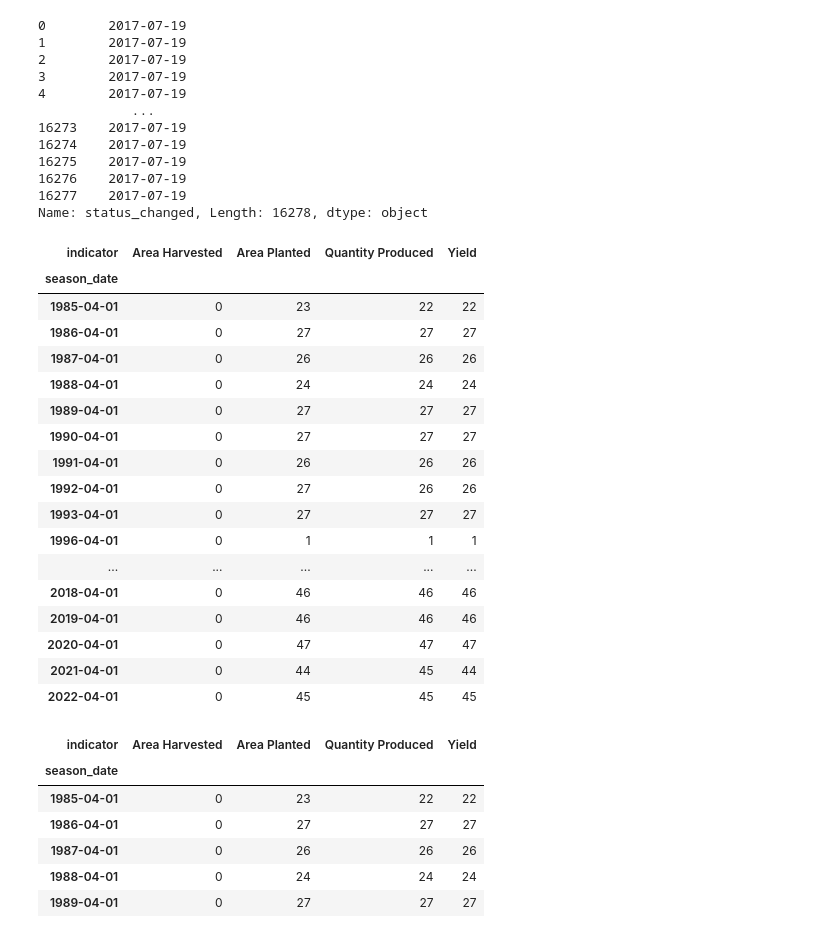
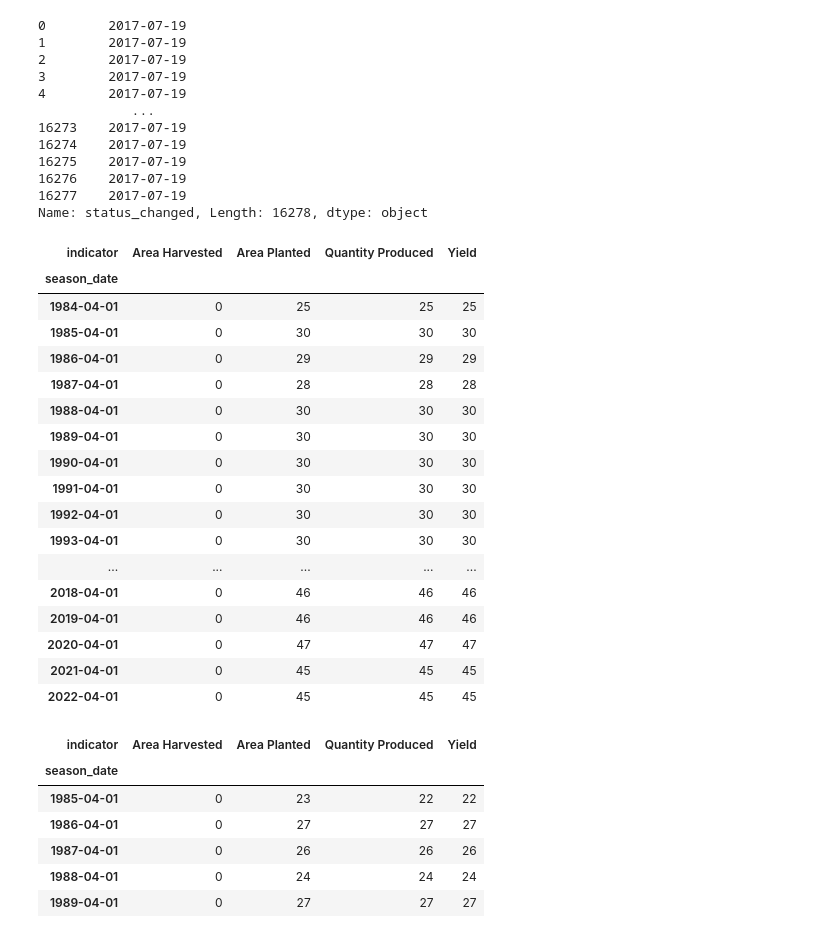
Before and after one commit to HarvestStat/HarvestStat, a Jupyter notebook: notebook/CropData_BF_Validation1.ipynb, the cells around one changed output. Drawn from its saved outputs; the diff is of its cells as text; code cells hidden in the pictures.

```diff
--- a/notebook/CropData_BF_Validation1.ipynb
+++ b/notebook/CropData_BF_Validation1.ipynb
@@ -7,0 +55,34 @@
+# %%
+import json, requests
+import pandas as pd
+host = 'https://fdw.fews.net'
+auth = tuple(json.loads(open('token.json', "r").read()))
+parameters = {
+    'format': 'json',
+    'country': 'Burkina Faso',
+    'product': ['R011','R012','R013','R014','R015','R016','R017','R018','R019'],
+    'survey_type': 'crop:best'
+}
+endpoint = '/api/cropproductionindicatorvalue/'
+
+# Get the data with authentication ----------------------------------------- #
+response = requests.get(host + endpoint, auth=auth, params=parameters, proxies={})
+response.raise_for_status()
+df = pd.DataFrame.from_records(response.json())
+print(df.shape)
+print(df['status_changed'].apply(lambda x: pd.to_datetime(x)).dt.date.unique())
+# Print all the dates and the data_usage_policy and collection_status
+print(df[['created','modified','status_changed','collection_status_changed']].apply(lambda x: pd.to_datetime(x).dt.date).drop_duplicates())
+print(df[['data_usage_policy','collection_status']].drop_duplicates())
+# -------------------------------------------------------------------------- #
+
+# Get the data without authentication -------------------------------------- #
+response = requests.get(host + endpoint, params=parameters, proxies={})
+response.raise_for_status()
+df = pd.DataFrame.from_records(response.json())
+print(df.shape)
+print(df['status_changed'].apply(lambda x: pd.to_datetime(x)).dt.date.unique())
+# Print all the dates and the data_usage_policy and collection_status
+print(df[['created','modified','status_changed','collection_status_changed']].apply(lambda x: pd.to_datetime(x).dt.date).drop_duplicates())
+print(df[['data_usage_policy','collection_status']].drop_duplicates())
+# -------------------------------------------------------------------------- #
@@ -330,36 +424,36 @@ Name: status_changed, Length: 16278, dtype: object
 # %%
 import json, requests
 import pandas as pd
 host = 'https://fdw.fews.net'
 parameters = {
     'format': 'json',
     'country': 'Burkina Faso',
     'product': 'R011',
 }
 endpoint = '/api/cropproductionindicatorvalue/'
 response = requests.get(host + endpoint, params=parameters, proxies={})
 response.raise_for_status()
 df = pd.DataFrame.from_records(response.json())
-sub = df.query('product == "Maize (Corn)" & season_name == "Main"')
+sub = df.query('product == "Millet" & season_name == "Main"')
 sub.pivot_table(index='season_date', columns=['indicator'], values='value', aggfunc='count')
 # %% [output]
 | indicator | Area Harvested | Area Planted | Quantity Produced | Yield |
 | season_date |  |  |  |  |
-| 1985-04-01 | 0 | 23 | 22 | 22 |
-| 1986-04-01 | 0 | 27 | 27 | 27 |
-| 1987-04-01 | 0 | 26 | 26 | 26 |
-| 1988-04-01 | 0 | 24 | 24 | 24 |
-| 1989-04-01 | 0 | 27 | 27 | 27 |
-| 1990-04-01 | 0 | 27 | 27 | 27 |
-| 1991-04-01 | 0 | 26 | 26 | 26 |
-| 1992-04-01 | 0 | 27 | 26 | 26 |
-| 1993-04-01 | 0 | 27 | 27 | 27 |
-| 1996-04-01 | 0 | 1 | 1 | 1 |
+| 1984-04-01 | 0 | 25 | 25 | 25 |
+| 1985-04-01 | 0 | 30 | 30 | 30 |
+| 1986-04-01 | 0 | 29 | 29 | 29 |
+| 1987-04-01 | 0 | 28 | 28 | 28 |
+| 1988-04-01 | 0 | 30 | 30 | 30 |
+| 1989-04-01 | 0 | 30 | 30 | 30 |
+| 1990-04-01 | 0 | 30 | 30 | 30 |
+| 1991-04-01 | 0 | 30 | 30 | 30 |
+| 1992-04-01 | 0 | 30 | 30 | 30 |
+| 1993-04-01 | 0 | 30 | 30 | 30 |
 | ... | ... | ... | ... | ... |
 | 2018-04-01 | 0 | 46 | 46 | 46 |
 | 2019-04-01 | 0 | 46 | 46 | 46 |
 | 2020-04-01 | 0 | 47 | 47 | 47 |
-| 2021-04-01 | 0 | 44 | 45 | 44 |
+| 2021-04-01 | 0 | 45 | 45 | 45 |
 | 2022-04-01 | 0 | 45 | 45 | 45 |
 # %%
 # %% [output]
```
Also changed, not shown: parts of 6 cells of this notebook, 6 other files.
